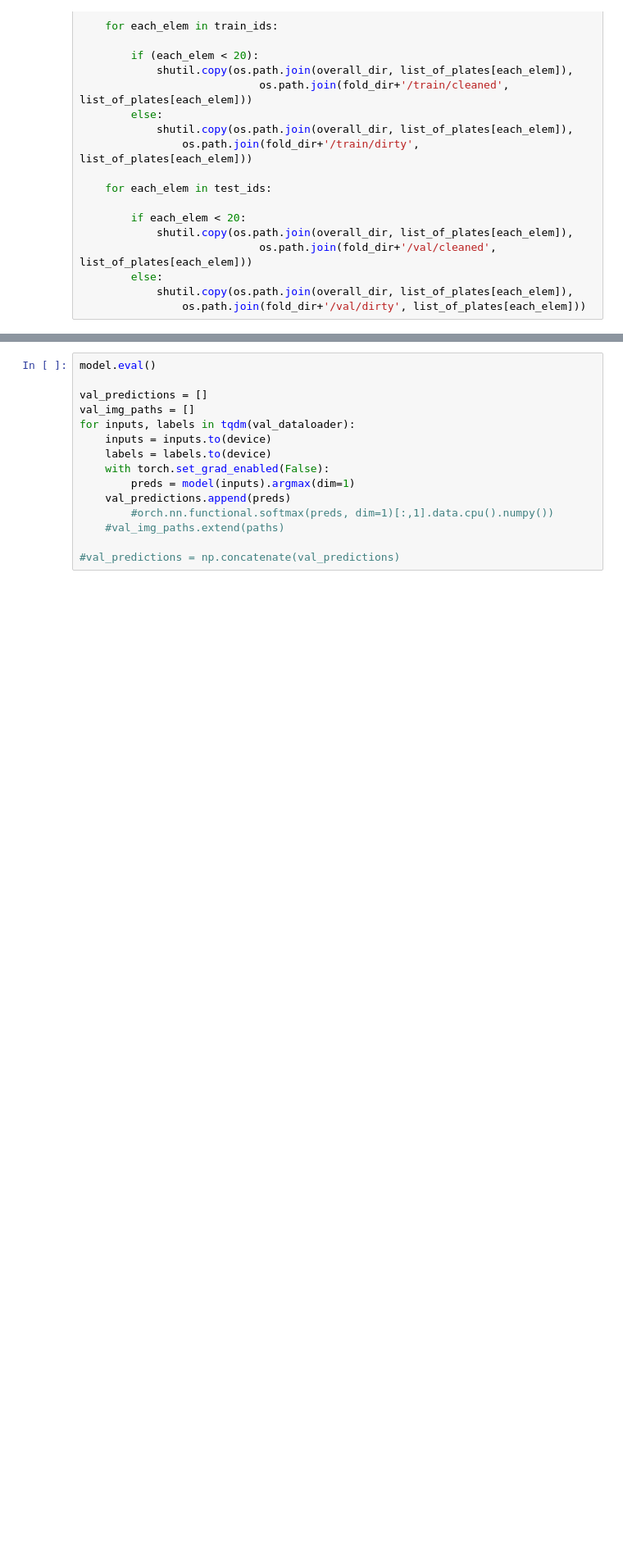
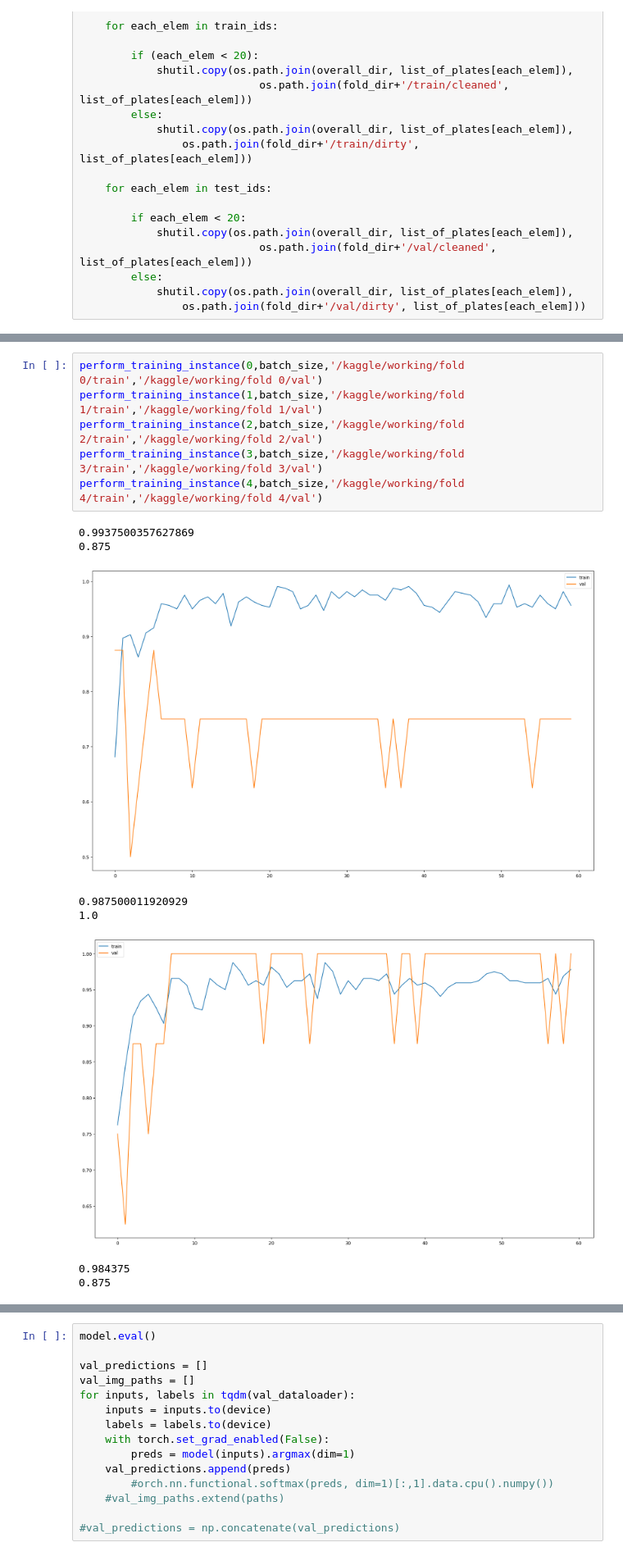
Before and after one commit to IldarAltynbaev/clean_vs_dirty_kaggle_competition, a Jupyter notebook: resnet18_model_training.ipynb, the cells around one changed output, grey strips where cells are left out. Shown at 82% size. Cells and saved outputs as stored; diff of their text form; blank space fills up the shorter version.

Commit message:
adding k-fold ensemble

```diff
--- a/resnet18_model_training.ipynb
+++ b/resnet18_model_training.ipynb
@@ -359,0 +301,15 @@ plt.show()
+# %%
+perform_training_instance(0,batch_size,'/kaggle/working/fold 0/train','/kaggle/working/fold 0/val')
+perform_training_instance(1,batch_size,'/kaggle/working/fold 1/train','/kaggle/working/fold 1/val')
+perform_training_instance(2,batch_size,'/kaggle/working/fold 2/train','/kaggle/working/fold 2/val')
+perform_training_instance(3,batch_size,'/kaggle/working/fold 3/train','/kaggle/working/fold 3/val')
+perform_training_instance(4,batch_size,'/kaggle/working/fold 4/train','/kaggle/working/fold 4/val')
+# %% [output]
+0.9937500357627869
+0.875
+[figure, added]
+0.987500011920929
+1.0
+[figure, added]
+0.984375
+0.875
```
Also changed, not shown: parts of 15 cells of this notebook.
